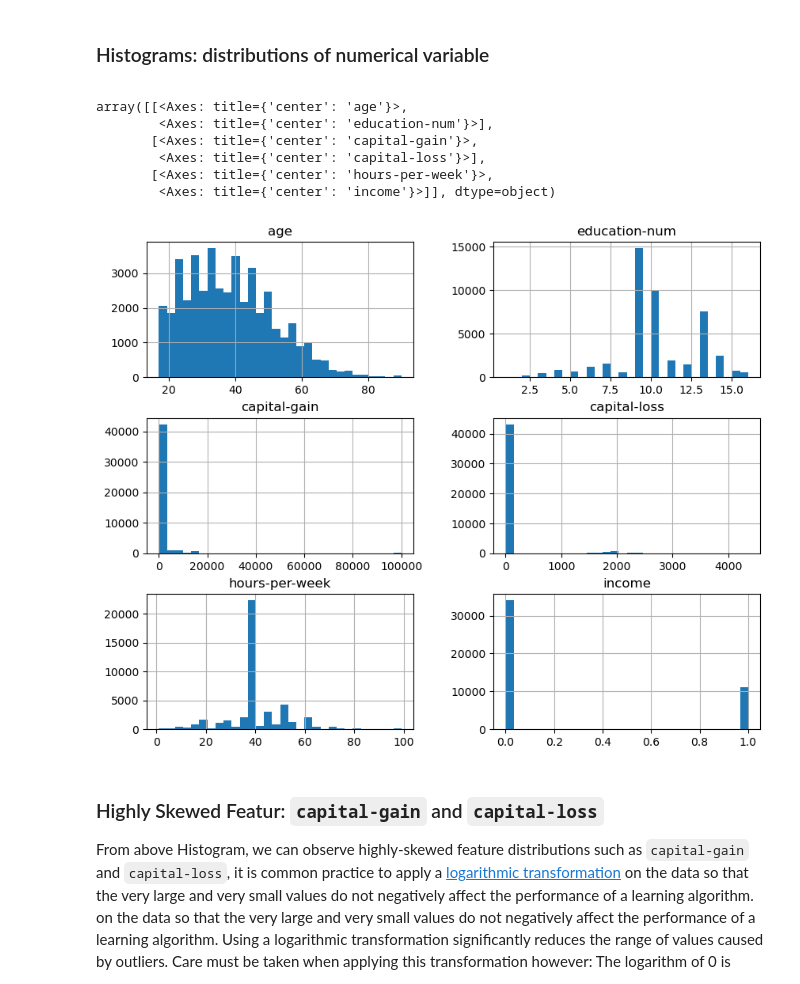
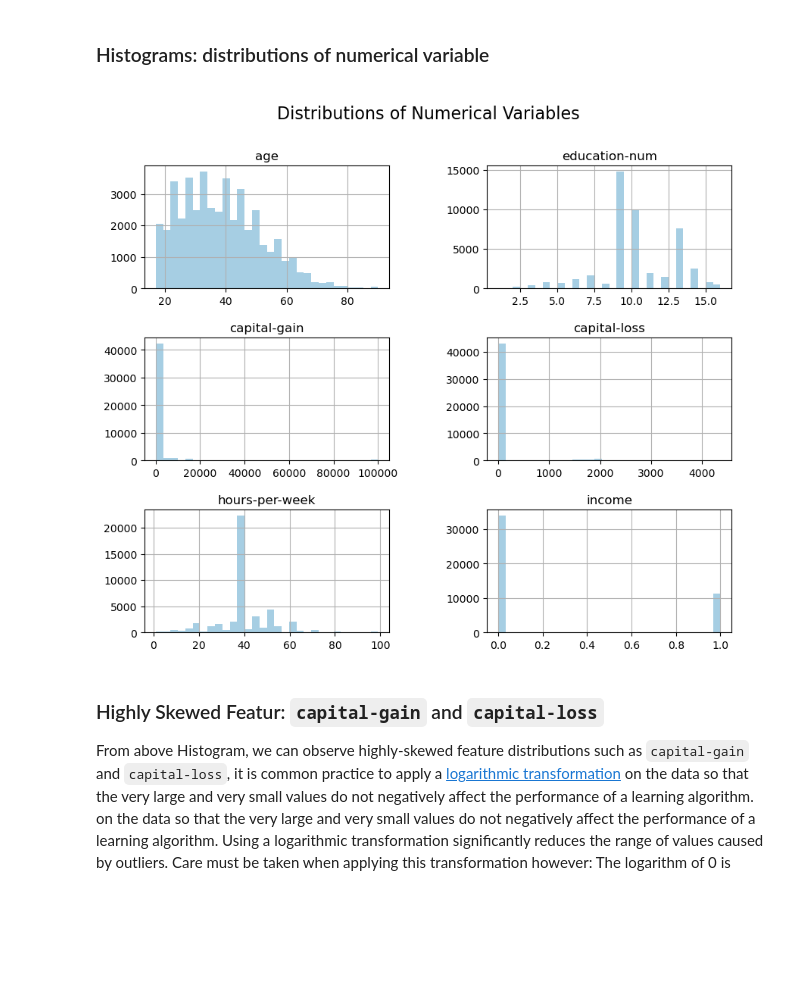
Before and after one commit to zhanshu21/fingding-donors, a Jupyter notebook: kaggle-competetion.ipynb, the cells around one changed output. Saved outputs shown, nothing was run; the diff lists cells and outputs as text; code cells hidden in the pictures; blank space fills up the shorter version.

```diff
--- a/kaggle-competetion.ipynb
+++ b/kaggle-competetion.ipynb
@@ -146,15 +146,15 @@ df.describe()
 <a id="dist_num_var"></a>
 # %%
 # Histograms: distributions of numerical variable.
-df.hist(bins=30, figsize=(10, 8))
+color = plt.cm.Paired.colors
+df.hist(bins=30, figsize=(10, 8), color=color[0])
+
+plt.suptitle("Distributions of Numerical Variables", fontsize=16)
+plt.subplots_adjust(hspace=0.4, wspace=0.4)
+
+plt.show()
 # %% [output]
-array([[<Axes: title={'center': 'age'}>,
-        <Axes: title={'center': 'education-num'}>],
-       [<Axes: title={'center': 'capital-gain'}>,
-        <Axes: title={'center': 'capital-loss'}>],
-       [<Axes: title={'center': 'hours-per-week'}>,
-        <Axes: title={'center': 'income'}>]], dtype=object)
-[figure, old version]
+[figure, new version]
 # %% [markdown]
 ### Highly Skewed Featur: `capital-gain` and `capital-loss`
 From above Histogram, we can observe highly-skewed feature distributions such as `capital-gain` and `capital-loss`, it is common practice to apply a [logarithmic transformation](https://en.wikipedia.org/wiki/Data_transformation_(statistics)) on the data so that the very large and very small values do not negatively affect the performance of a learning algorithm. on the data so that the very large and very small values do not negatively affect the performance of a learning algorithm. Using a logarithmic transformation significantly reduces the range of values caused by outliers. Care must be taken when applying this transformation however: The logarithm of 0 is undefined, so we must translate the values by a small amount above 0 to apply the the logarithm successfully.
```
Also changed, not shown: parts of 17 cells of this notebook, 1 other file.
